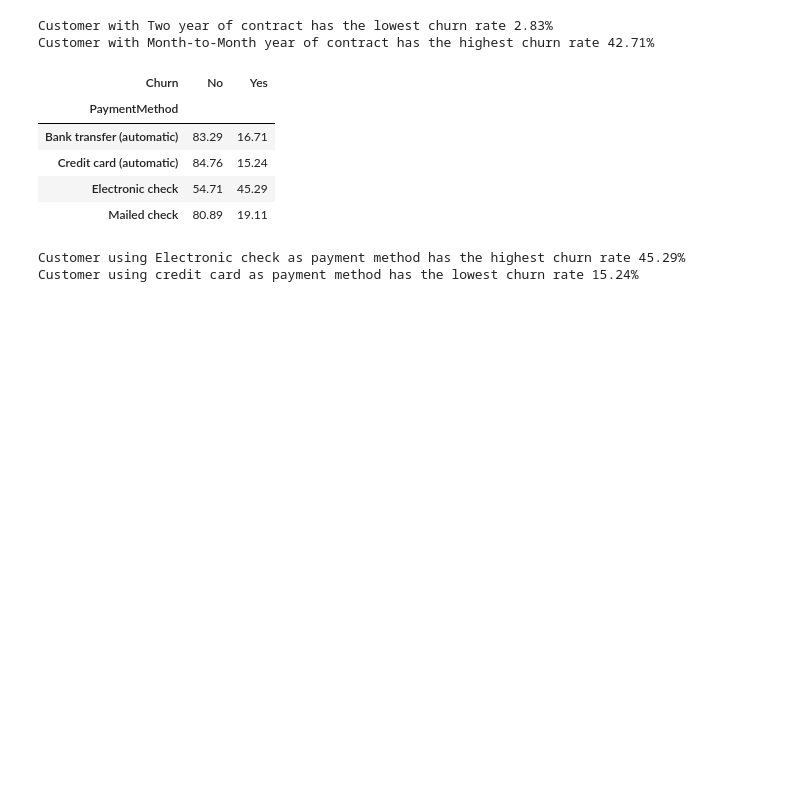
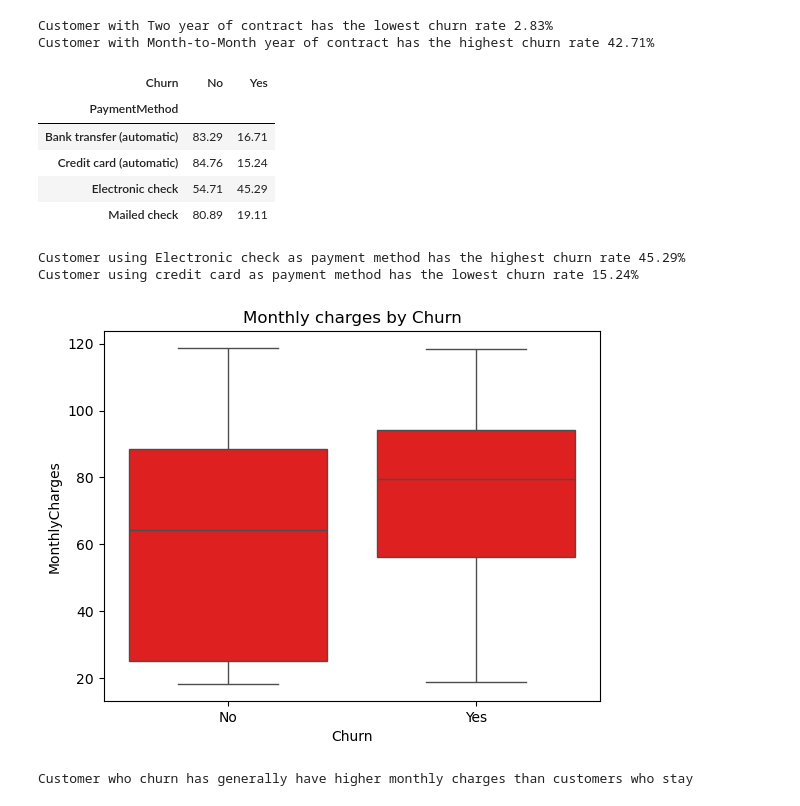
Before and after one commit to himashooo/Telco-Customer-Churn, a Jupyter notebook: Customer_churn.ipynb, the cells around one changed output. Cells and saved outputs as stored; diff of their text form; code cells hidden in the pictures; blank space fills up the shorter version.

```diff
--- a/Customer_churn.ipynb
+++ b/Customer_churn.ipynb
@@ -335,3 +335,13 @@ print(f"Customer using credit card as payment method has the lowest churn rate {
 # %% [output]
 Customer using Electronic check as payment method has the highest churn rate 45.29%
 Customer using credit card as payment method has the lowest churn rate 15.24%
+# %%
+sns.boxplot(data=df,x='Churn',y='MonthlyCharges',color='red')
+plt.title('Monthly charges by Churn')
+plt.show()
+# %% [output]
+[figure, added]
+# %%
+print('Customer who churn has generally have higher monthly charges than customers who stay')
+# %% [output]
+Customer who churn has generally have higher monthly charges than customers who stay
```
